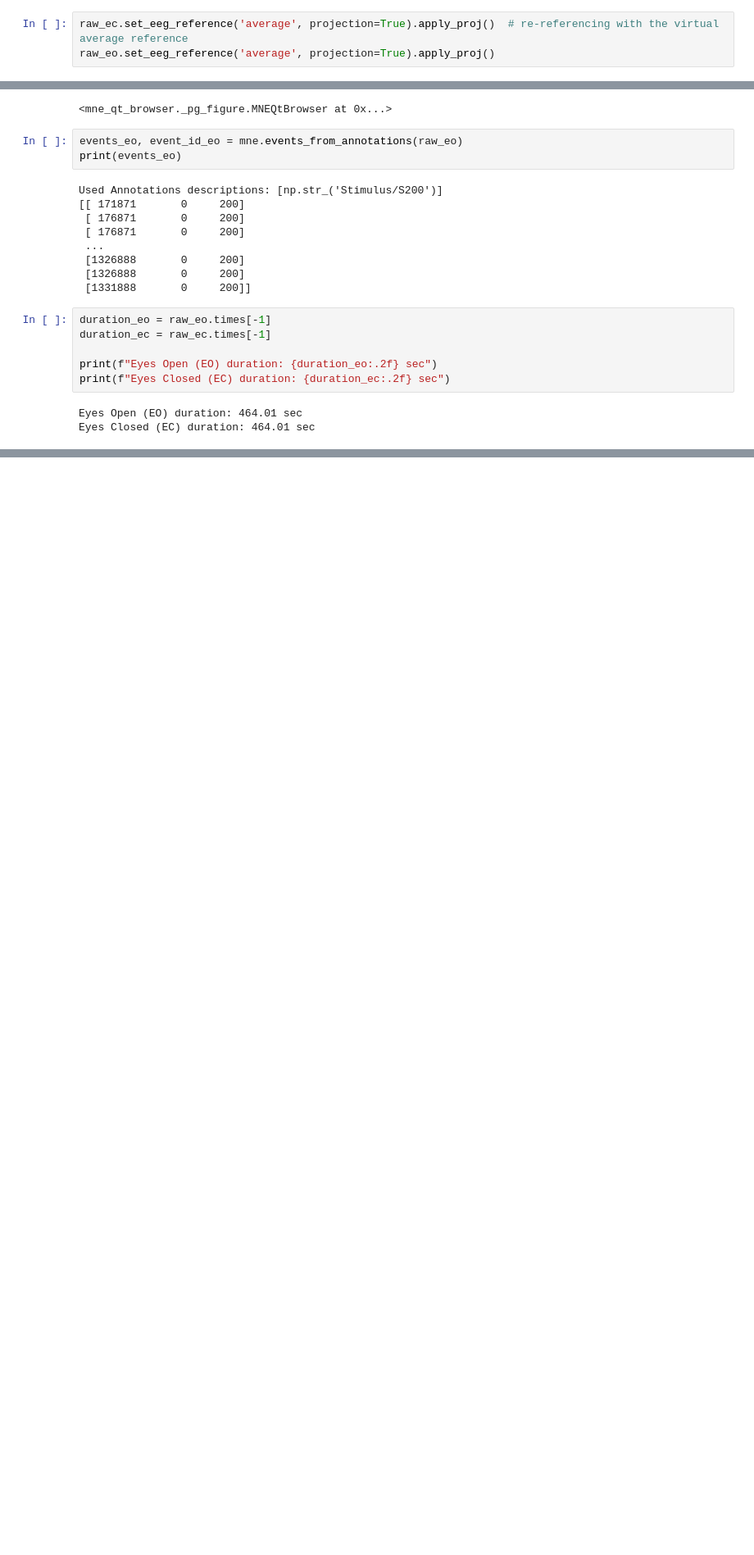
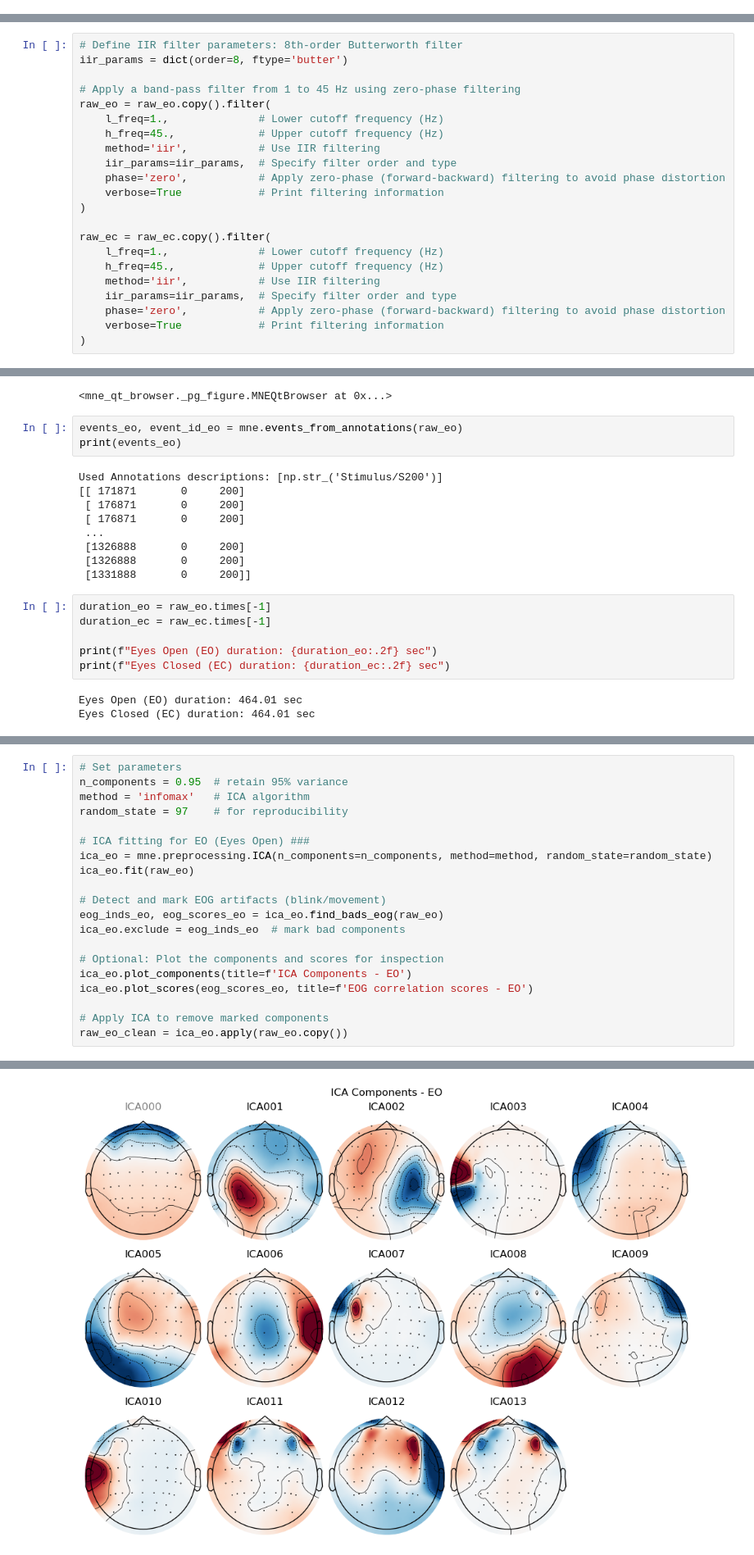
Before and after one commit to tut211302/eeg-mri-aging-analysis, a Jupyter notebook: jupyter_notebook/MNE-Preprocessing.ipynb, the cells around one changed output, grey strips where cells are left out. Shown at 82% size. Drawn from its saved outputs; the diff is of its cells as text; blank space fills up the shorter version.

```diff
--- a/jupyter_notebook/MNE-Preprocessing.ipynb
+++ b/jupyter_notebook/MNE-Preprocessing.ipynb
@@ -141,3 +133,0 @@ raw_ec = mne.concatenate_raws(ec_blocks) if ec_blocks else None
-# %%
-raw_ec.set_eeg_reference('average', projection=True).apply_proj()  # re-referencing with the virtual average reference
-raw_eo.set_eeg_reference('average', projection=True).apply_proj()
@@ -165,0 +134,22 @@ Projections have already been applied. Setting proj attribute to True.
+# %%
+# Define IIR filter parameters: 8th-order Butterworth filter
+iir_params = dict(order=8, ftype='butter')
+
+# Apply a band-pass filter from 1 to 45 Hz using zero-phase filtering
+raw_eo = raw_eo.copy().filter(
+    l_freq=1.,              # Lower cutoff frequency (Hz)
+    h_freq=45.,             # Upper cutoff frequency (Hz)
+    method='iir',           # Use IIR filtering
+    iir_params=iir_params,  # Specify filter order and type
+    phase='zero',           # Apply zero-phase (forward-backward) filtering to avoid phase distortion
+    verbose=True            # Print filtering information
+)
+
+raw_ec = raw_ec.copy().filter(
+    l_freq=1.,              # Lower cutoff frequency (Hz)
+    h_freq=45.,             # Upper cutoff frequency (Hz)
+    method='iir',           # Use IIR filtering
+    iir_params=iir_params,  # Specify filter order and type
+    phase='zero',           # Apply zero-phase (forward-backward) filtering to avoid phase distortion
+    verbose=True            # Print filtering information
+)
@@ -398,0 +232,21 @@ epochs.save(examples_dir + "\\sub-006_prerprocessed.fif")
+# %%
+# Set parameters
+n_components = 0.95  # retain 95% variance
+method = 'infomax'   # ICA algorithm
+random_state = 97    # for reproducibility
+
+# ICA fitting for EO (Eyes Open) ###
+ica_eo = mne.preprocessing.ICA(n_components=n_components, method=method, random_state=random_state)
+ica_eo.fit(raw_eo)
+
+# Detect and mark EOG artifacts (blink/movement)
+eog_inds_eo, eog_scores_eo = ica_eo.find_bads_eog(raw_eo)
+ica_eo.exclude = eog_inds_eo  # mark bad components
+
+# Optional: Plot the components and scores for inspection
+ica_eo.plot_components(title=f'ICA Components - EO')
+ica_eo.plot_scores(eog_scores_eo, title=f'EOG correlation scores - EO')
+
+# Apply ICA to remove marked components
+raw_eo_clean = ica_eo.apply(raw_eo.copy())
+# %% [output]
@@ -398,0 +270 @@ epochs.save(examples_dir + "\\sub-006_prerprocessed.fif")
+[figure, added]
```
Also changed, not shown: parts of 54 cells of this notebook, 5 other files.
